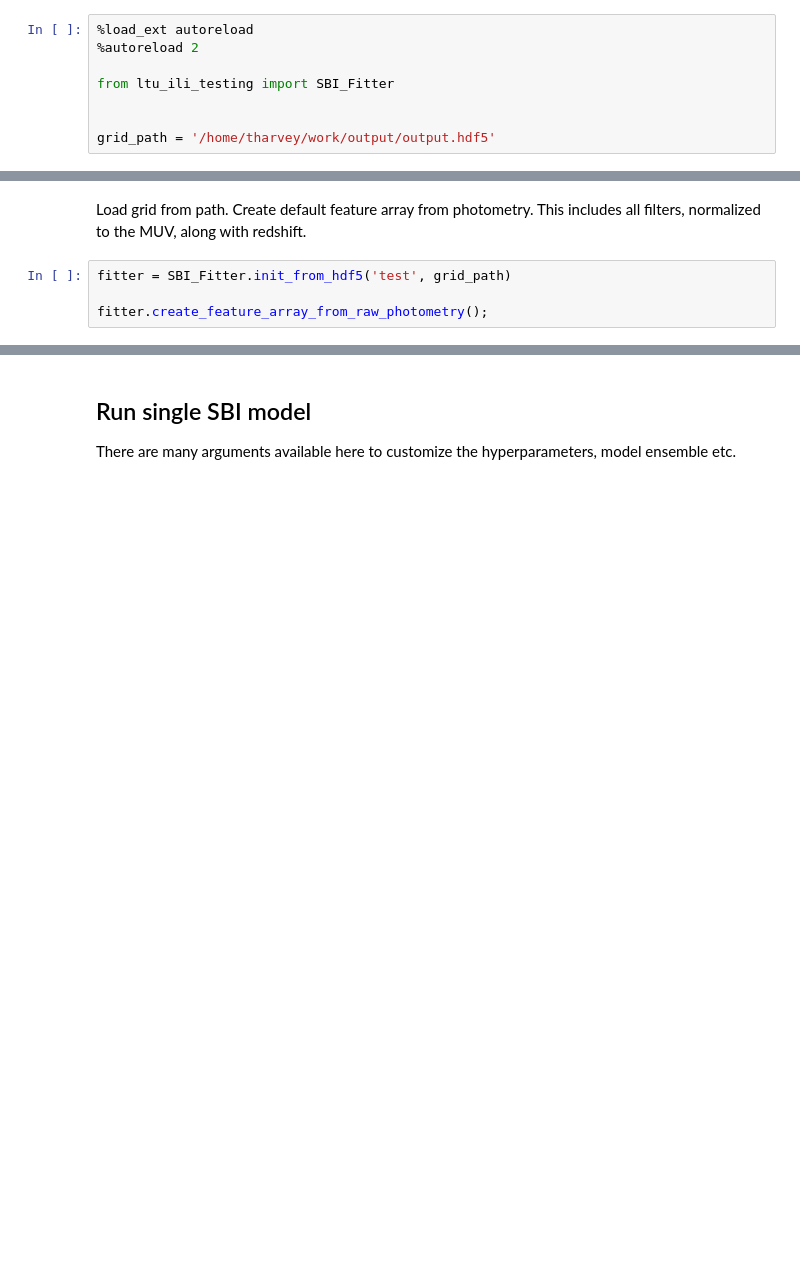
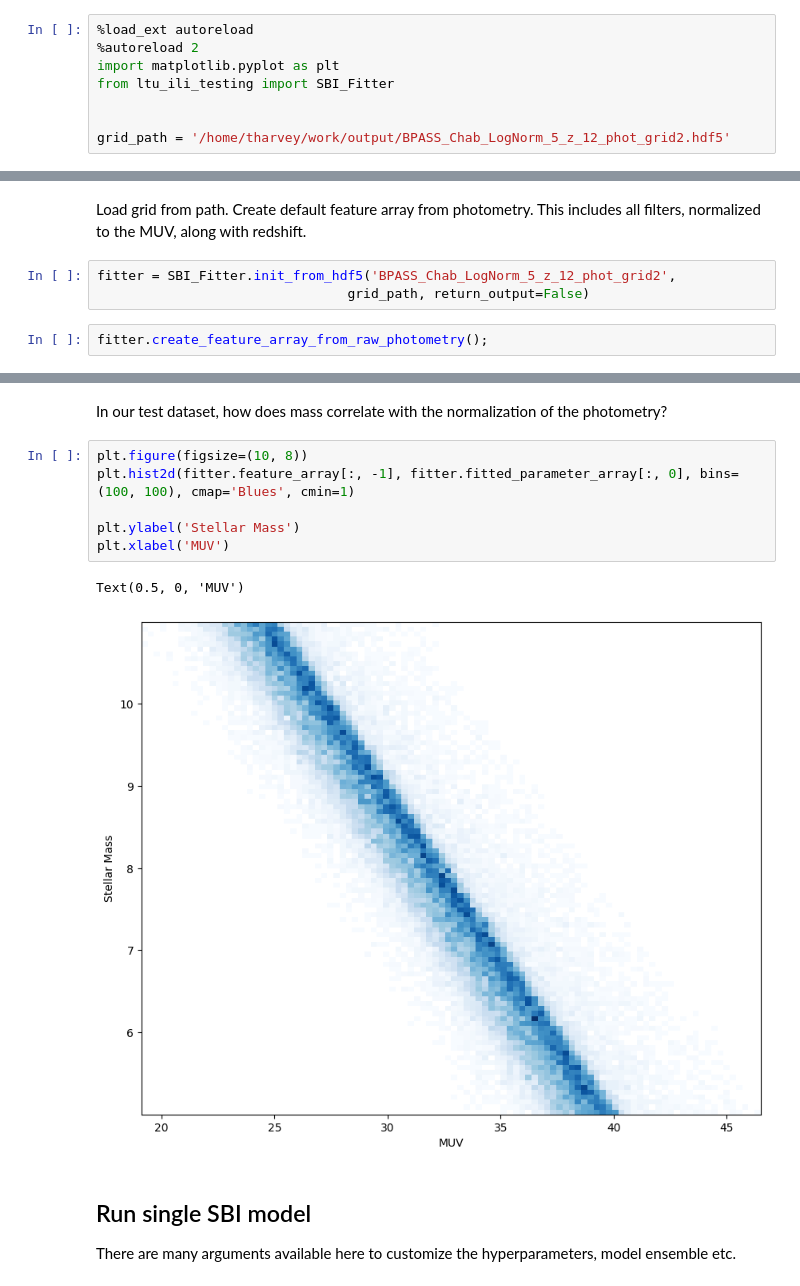
Before and after one commit to synthesizer-project/synference, a Jupyter notebook: scripts/train_model.ipynb, the cells around one changed output, grey strips where cells are left out. Saved outputs shown, nothing was run; the diff lists cells and outputs as text; blank space fills up the shorter version.

```diff
--- a/scripts/train_model.ipynb
+++ b/scripts/train_model.ipynb
@@ -1,8 +1,8 @@
 # %%
 %load_ext autoreload
 %autoreload 2
-
+import matplotlib.pyplot as plt
 from ltu_ili_testing import SBI_Fitter
 
 
-grid_path = '/home/tharvey/work/output/output.hdf5'
+grid_path = '/home/tharvey/work/output/BPASS_Chab_LogNorm_5_z_12_phot_grid2.hdf5'
@@ -9,7 +12,8 @@ grid_path = '/home/tharvey/work/output/output.hdf5'
 # %% [markdown]
  Load grid from path. Create default feature array from photometry. This includes all filters, normalized to the MUV, along with redshift.
+# %%
+fitter = SBI_Fitter.init_from_hdf5('BPASS_Chab_LogNorm_5_z_12_phot_grid2',
+                                grid_path, return_output=False)
 # %%
-fitter = SBI_Fitter.init_from_hdf5('test', grid_path)
-
 fitter.create_feature_array_from_raw_photometry();
 # %% [output]
@@ -31,5 +35,16 @@ norm_mUV_AB: 23.129 - 43.021 AB
 ---------------------------------------------
 Removing parameter redshift from parameter array and names.
+# %% [markdown]
+In our test dataset, how does mass correlate with the normalization of the photometry?
+# %%
+plt.figure(figsize=(10, 8))
+plt.hist2d(fitter.feature_array[:, -1], fitter.fitted_parameter_array[:, 0], bins=(100, 100), cmap='Blues', cmin=1)
+
+plt.ylabel('Stellar Mass')
+plt.xlabel('MUV')
+# %% [output]
+Text(0.5, 0, 'MUV')
+[figure, added]
 # %% [markdown]
 ## Run single SBI model
 
```
Also changed, not shown: parts of 18 cells of this notebook, 6 other files.
